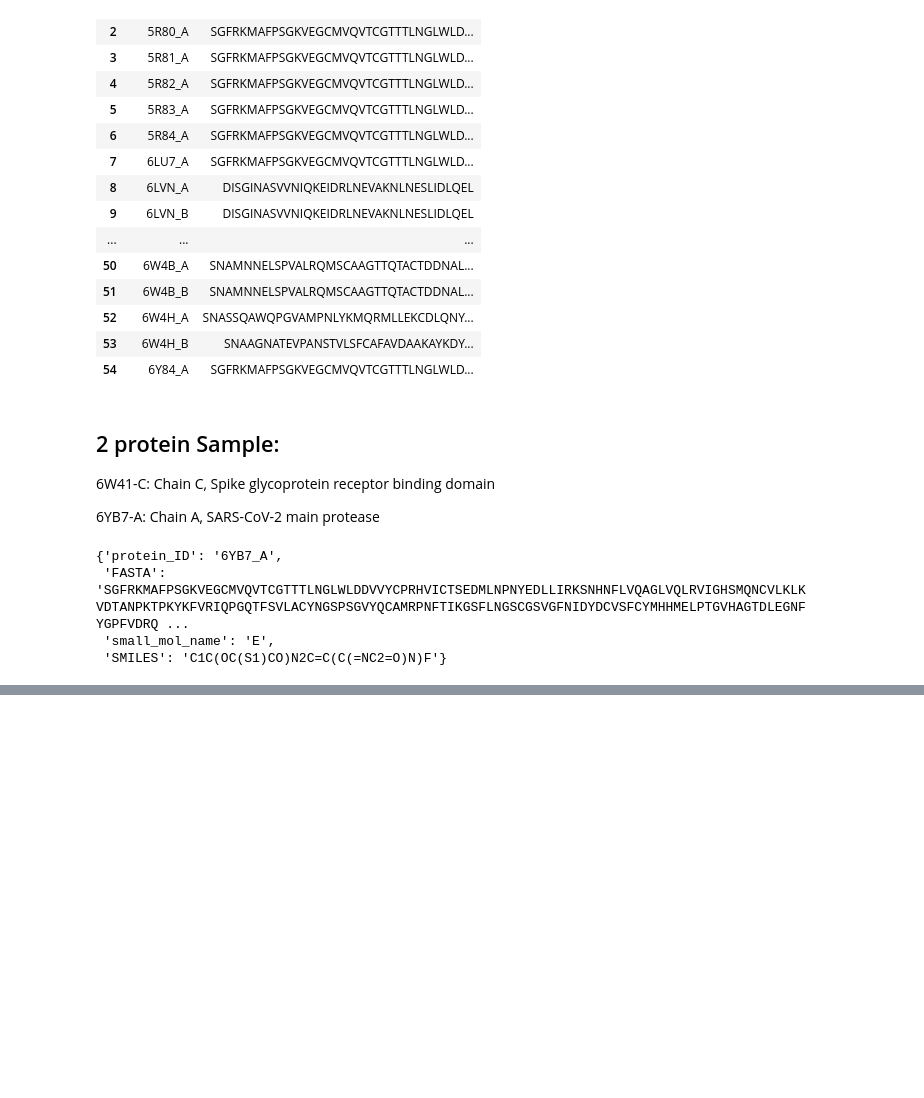
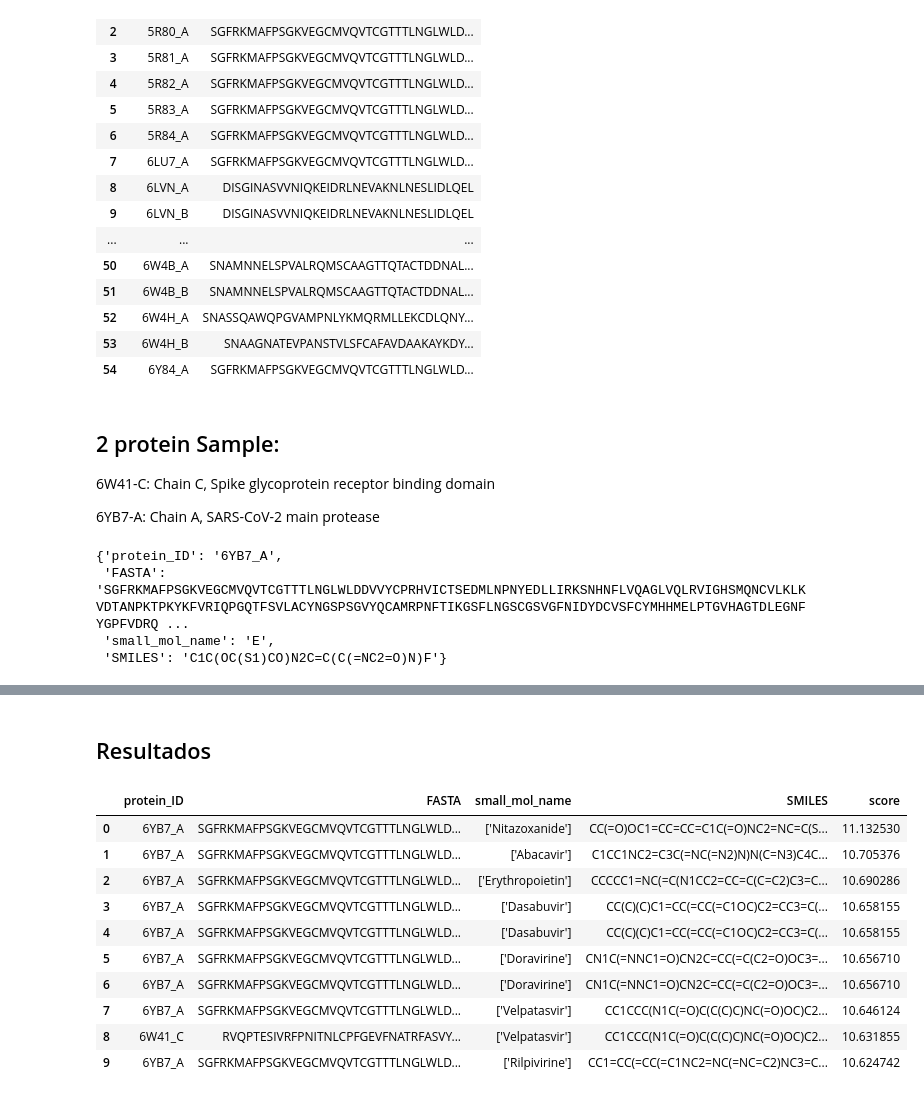
Before and after one commit to breogann/Fighting-COVID-19-through-AI, a Jupyter notebook: web_scraping.ipynb, the cells around one changed output, grey strips where cells are left out. Cells and saved outputs as stored; diff of their text form; code cells hidden in the pictures; blank space fills up the shorter version.

Commit message:
results

```diff
--- a/web_scraping.ipynb
+++ b/web_scraping.ipynb
@@ -1140,3 +1140,20 @@ res_sorted
 | 59 | 6YB7_A | SGFRKMAFPSGKVEGCMVQVTCGTTTLNGLWLD... | ['Voxilaprevir'] | CCC1C2CN(C1C(=O)NC3(CC3C(F)F)C(=O... | 9.610174 |
 # %%
 res_sorted.to_csv("output/result_sample60.csv",index=False)
+# %% [markdown]
+## Resultados
+# %%
+res = pd.read_csv("output/result_sample60.csv")
+display(res.head(10))
+# %% [output]
+|  | protein_ID | FASTA | small_mol_name | SMILES | score |
+| 0 | 6YB7_A | SGFRKMAFPSGKVEGCMVQVTCGTTTLNGLWLD... | ['Nitazoxanide'] | CC(=O)OC1=CC=CC=C1C(=O)NC2=NC=C(S... | 11.132530 |
+| 1 | 6YB7_A | SGFRKMAFPSGKVEGCMVQVTCGTTTLNGLWLD... | ['Abacavir'] | C1CC1NC2=C3C(=NC(=N2)N)N(C=N3)C4C... | 10.705376 |
+| 2 | 6YB7_A | SGFRKMAFPSGKVEGCMVQVTCGTTTLNGLWLD... | ['Erythropoietin'] | CCCCC1=NC(=C(N1CC2=CC=C(C=C2)C3=C... | 10.690286 |
+| 3 | 6YB7_A | SGFRKMAFPSGKVEGCMVQVTCGTTTLNGLWLD... | ['Dasabuvir'] | CC(C)(C)C1=CC(=CC(=C1OC)C2=CC3=C(... | 10.658155 |
+| 4 | 6YB7_A | SGFRKMAFPSGKVEGCMVQVTCGTTTLNGLWLD... | ['Dasabuvir'] | CC(C)(C)C1=CC(=CC(=C1OC)C2=CC3=C(... | 10.658155 |
+| 5 | 6YB7_A | SGFRKMAFPSGKVEGCMVQVTCGTTTLNGLWLD... | ['Doravirine'] | CN1C(=NNC1=O)CN2C=CC(=C(C2=O)OC3=... | 10.656710 |
+| 6 | 6YB7_A | SGFRKMAFPSGKVEGCMVQVTCGTTTLNGLWLD... | ['Doravirine'] | CN1C(=NNC1=O)CN2C=CC(=C(C2=O)OC3=... | 10.656710 |
+| 7 | 6YB7_A | SGFRKMAFPSGKVEGCMVQVTCGTTTLNGLWLD... | ['Velpatasvir'] | CC1CCC(N1C(=O)C(C(C)C)NC(=O)OC)C2... | 10.646124 |
+| 8 | 6W41_C | RVQPTESIVRFPNITNLCPFGEVFNATRFASVY... | ['Velpatasvir'] | CC1CCC(N1C(=O)C(C(C)C)NC(=O)OC)C2... | 10.631855 |
+| 9 | 6YB7_A | SGFRKMAFPSGKVEGCMVQVTCGTTTLNGLWLD... | ['Rilpivirine'] | CC1=CC(=CC(=C1NC2=NC(=NC=C2)NC3=C... | 10.624742 |
```
Also changed, not shown: parts of 7 cells of this notebook.
